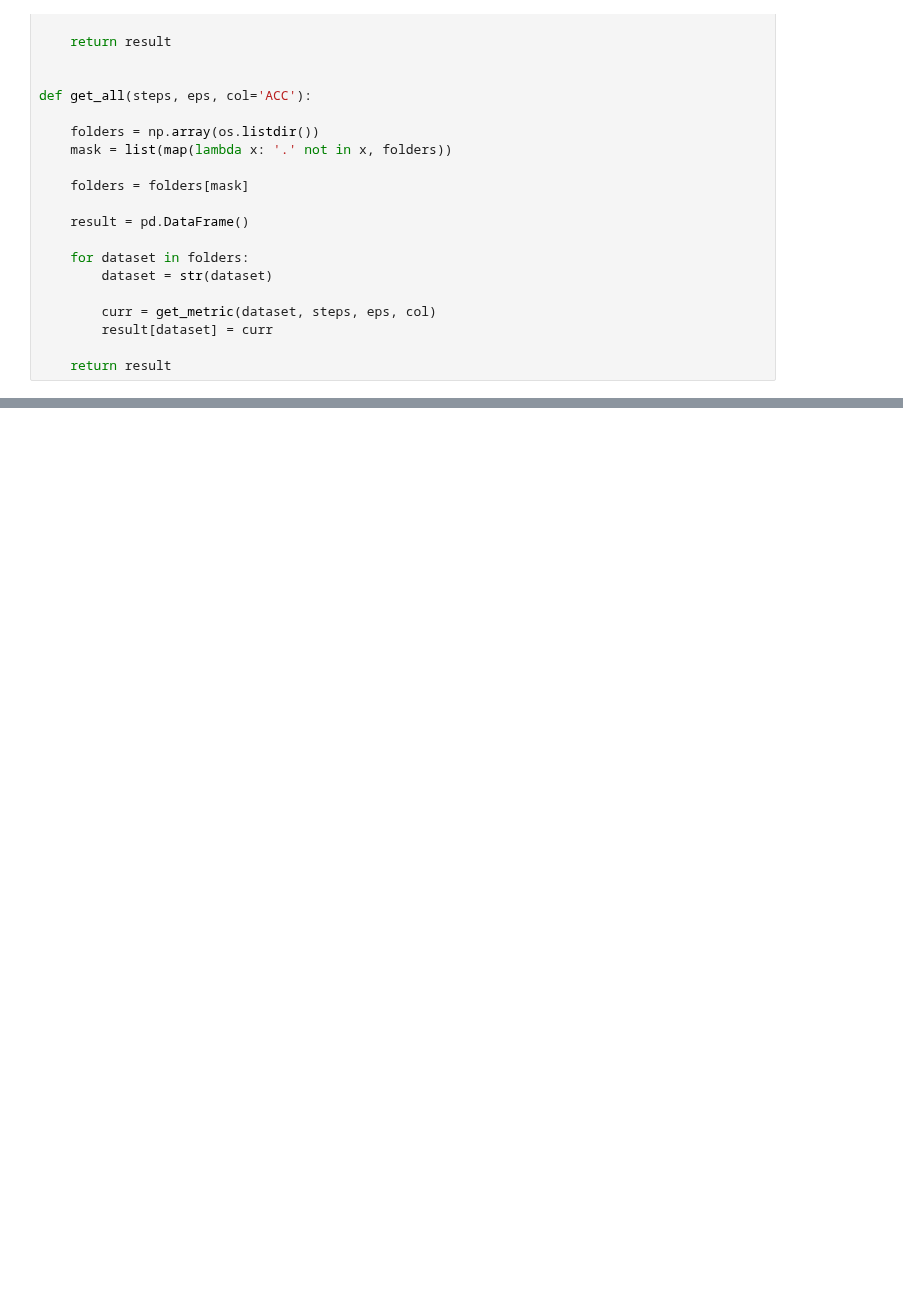
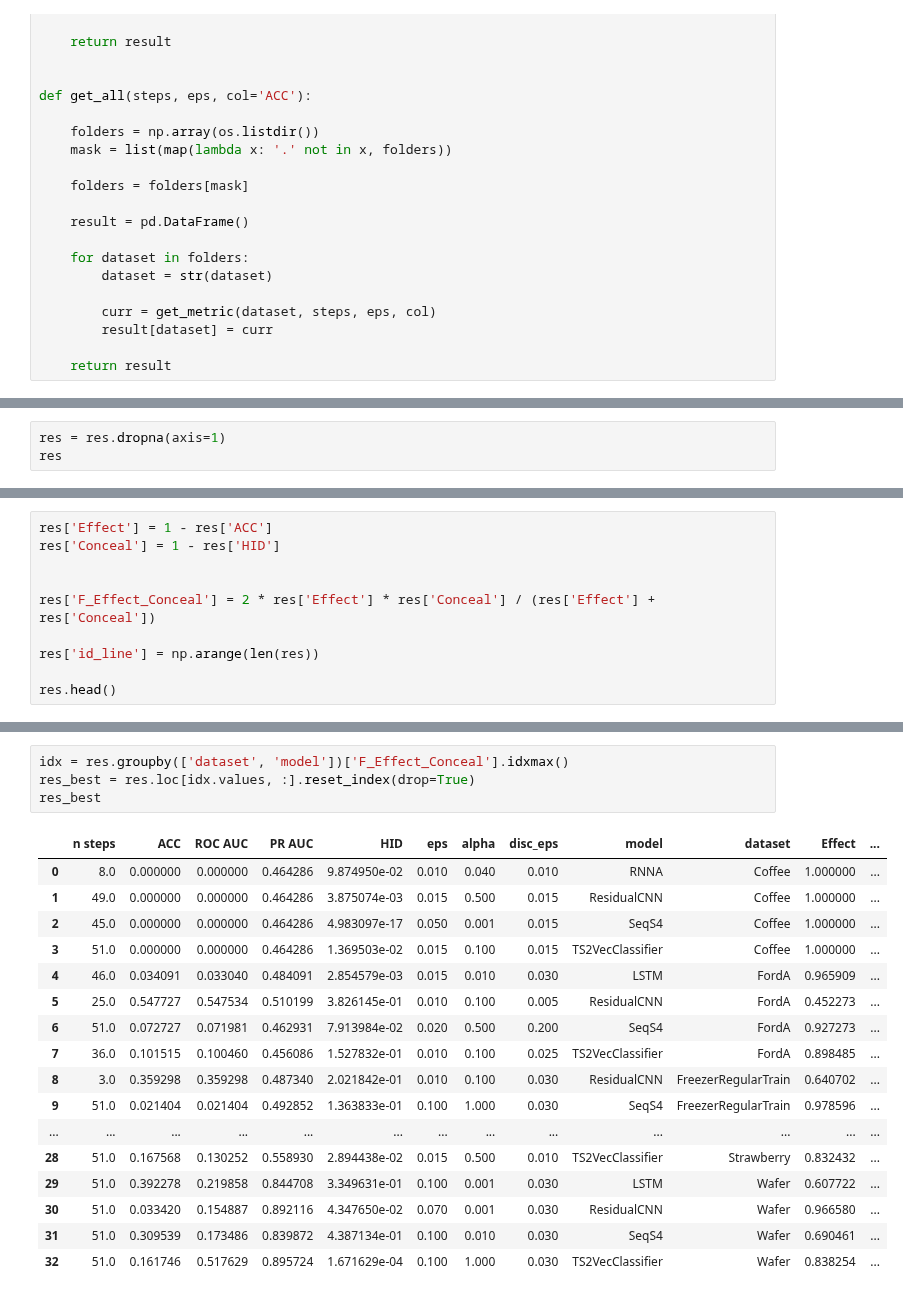
Before and after one commit to petrsokerin/Hidden_adversarial_attacks, a Jupyter notebook: get_results.ipynb, the cells around one changed output, grey strips where cells are left out. Saved outputs shown, nothing was run; the diff lists cells and outputs as text; blank space fills up the shorter version.

```diff
--- a/get_results.ipynb
+++ b/get_results.ipynb
@@ -67,0 +128,3 @@ FreezerRegularTrain LSTM
+# %%
+res = res.dropna(axis=1)
+res
@@ -67,0 +145,10 @@ FreezerRegularTrain LSTM
+# %%
+res['Effect'] = 1 - res['ACC']
+res['Conceal'] = 1 - res['HID']
+
+
+res['F_Effect_Conceal'] = 2 * res['Effect'] * res['Conceal'] / (res['Effect'] + res['Conceal'])
+
+res['id_line'] = np.arange(len(res))
+
+res.head()
@@ -67,0 +162,22 @@ FreezerRegularTrain LSTM
+# %%
+idx = res.groupby(['dataset', 'model'])['F_Effect_Conceal'].idxmax()
+res_best = res.loc[idx.values, :].reset_index(drop=True)
+res_best
+# %% [output]
+|  | n steps | ACC | ROC AUC | PR AUC | HID | eps | alpha | disc_eps | model | dataset | Effect | ... |
+| 0 | 8.0 | 0.000000 | 0.000000 | 0.464286 | 9.874950e-02 | 0.010 | 0.040 | 0.010 | RNNA | Coffee | 1.000000 | ... |
+| 1 | 49.0 | 0.000000 | 0.000000 | 0.464286 | 3.875074e-03 | 0.015 | 0.500 | 0.015 | ResidualCNN | Coffee | 1.000000 | ... |
+| 2 | 45.0 | 0.000000 | 0.000000 | 0.464286 | 4.983097e-17 | 0.050 | 0.001 | 0.015 | SeqS4 | Coffee | 1.000000 | ... |
+| 3 | 51.0 | 0.000000 | 0.000000 | 0.464286 | 1.369503e-02 | 0.015 | 0.100 | 0.015 | TS2VecClassifier | Coffee | 1.000000 | ... |
+| 4 | 46.0 | 0.034091 | 0.033040 | 0.484091 | 2.854579e-03 | 0.015 | 0.010 | 0.030 | LSTM | FordA | 0.965909 | ... |
+| 5 | 25.0 | 0.547727 | 0.547534 | 0.510199 | 3.826145e-01 | 0.010 | 0.100 | 0.005 | ResidualCNN | FordA | 0.452273 | ... |
+| 6 | 51.0 | 0.072727 | 0.071981 | 0.462931 | 7.913984e-02 | 0.020 | 0.500 | 0.200 | SeqS4 | FordA | 0.927273 | ... |
+| 7 | 36.0 | 0.101515 | 0.100460 | 0.456086 | 1.527832e-01 | 0.010 | 0.100 | 0.025 | TS2VecClassifier | FordA | 0.898485 | ... |
+| 8 | 3.0 | 0.359298 | 0.359298 | 0.487340 | 2.021842e-01 | 0.010 | 0.100 | 0.030 | ResidualCNN | FreezerRegularTrain | 0.640702 | ... |
+| 9 | 51.0 | 0.021404 | 0.021404 | 0.492852 | 1.363833e-01 | 0.100 | 1.000 | 0.030 | SeqS4 | FreezerRegularTrain | 0.978596 | ... |
+| ... | ... | ... | ... | ... | ... | ... | ... | ... | ... | ... | ... | ... |
+| 28 | 51.0 | 0.167568 | 0.130252 | 0.558930 | 2.894438e-02 | 0.015 | 0.500 | 0.010 | TS2VecClassifier | Strawberry | 0.832432 | ... |
+| 29 | 51.0 | 0.392278 | 0.219858 | 0.844708 | 3.349631e-01 | 0.100 | 0.001 | 0.030 | LSTM | Wafer | 0.607722 | ... |
+| 30 | 51.0 | 0.033420 | 0.154887 | 0.892116 | 4.347650e-02 | 0.070 | 0.001 | 0.030 | ResidualCNN | Wafer | 0.966580 | ... |
+| 31 | 51.0 | 0.309539 | 0.173486 | 0.839872 | 4.387134e-01 | 0.100 | 0.010 | 0.030 | SeqS4 | Wafer | 0.690461 | ... |
+| 32 | 51.0 | 0.161746 | 0.517629 | 0.895724 | 1.671629e-04 | 0.100 | 1.000 | 0.030 | TS2VecClassifier | Wafer | 0.838254 | ... |
```
Also changed, not shown: parts of 8 cells of this notebook, 2 other files.
